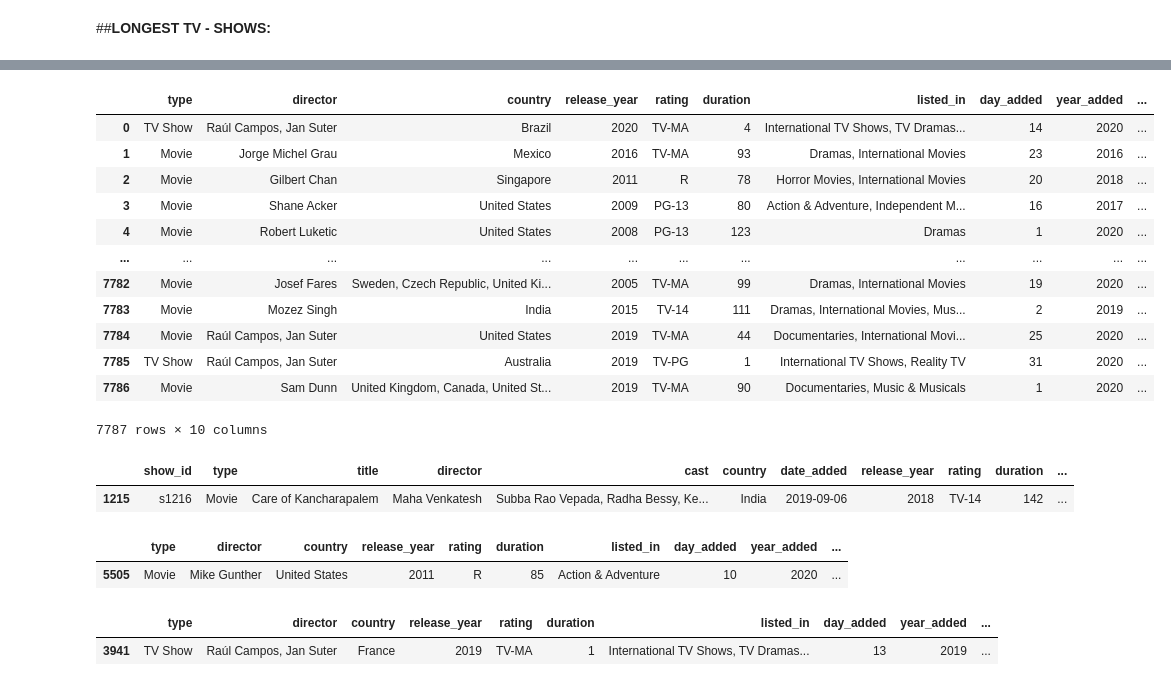
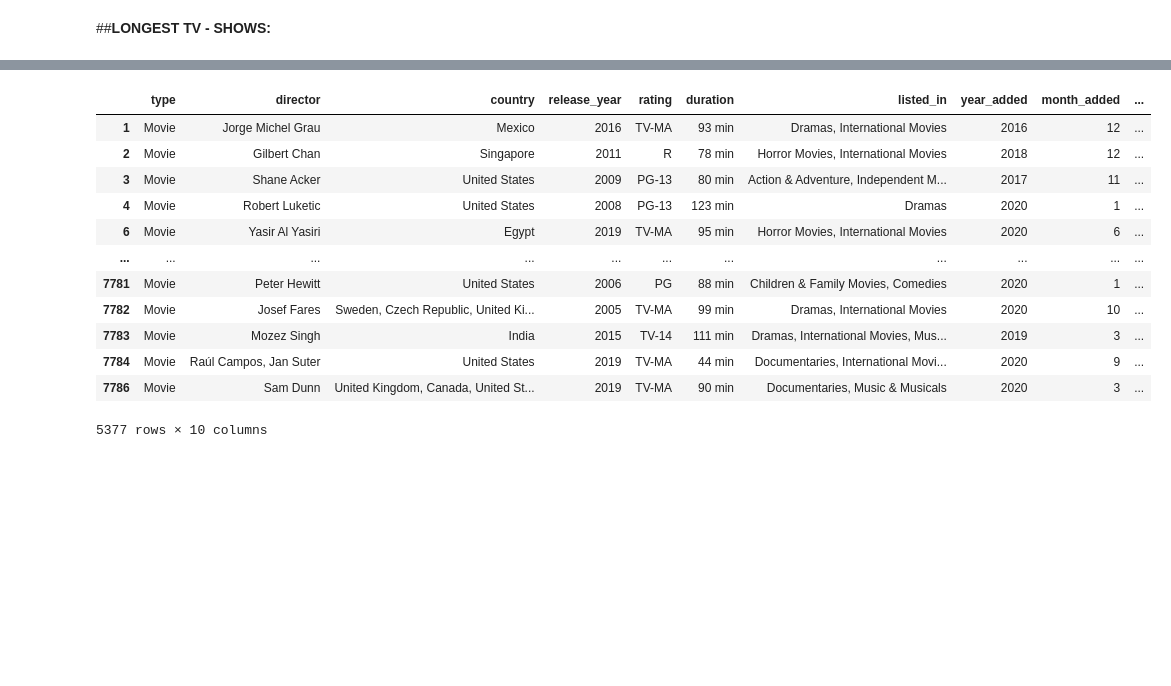
Before and after one commit to ajit04022000/Netflix-mobiles-and-Tv-show, a Jupyter notebook: NETFLIX_MOVIES_AND_TV_SHOWS_CLUSTERING.ipynb, the cells around one changed output, grey strips where cells are left out. Cells and saved outputs as stored; diff of their text form; code cells hidden in the pictures; blank space fills up the shorter version.

```diff
--- a/NETFLIX_MOVIES_AND_TV_SHOWS_CLUSTERING.ipynb
+++ b/NETFLIX_MOVIES_AND_TV_SHOWS_CLUSTERING.ipynb
@@ -524,0 +489,3 @@ plot = data['type'].value_counts().plot.pie(x ='TV Show', y = 'Movie' , autopct=
+# %%
+netflix_movies = data[data["type"]=="Movie"]
+netflix_shows = data[data["type"]=="TV Show"]
@@ -658,0 +839,7 @@ Name: duration, Length: 7787, dtype: int64
+# %%
+#Top 10 Actor TV Shows Based on The Number of Titles
+filtered_cast_shows = netflix_shows[netflix_shows.cast != 'missing info'].set_index('title').cast.str.split(', ', expand=True).stack().reset_index(level=1, drop=True)
+plt.figure(figsize=(18,8))
+plt.title('Top 10 Actor TV Shows Based on The Number of Titles')
+sns.countplot(y = filtered_cast_shows, order=filtered_cast_shows.value_counts().index[:10], palette="Dark2")
+plt.show()
@@ -658,0 +850,7 @@ Name: duration, Length: 7787, dtype: int64
+# %%
+#top 10 Actor Movies Based on The Number of Titles
+filtered_cast_movie = netflix_movies[netflix_movies.cast != 'missing info'].set_index('title').cast.str.split(', ', expand=True).stack().reset_index(level=1, drop=True)
+plt.figure(figsize=(18,8))
+plt.title('Top 10 Actor Movies Based on The Number of Titles')
+sns.countplot(y = filtered_cast_movie, order=filtered_cast_movie.value_counts().index[:10], palette="Dark2")
+plt.show()
@@ -717,0 +933,9 @@ fig.update_traces(textposition='inside', textinfo='percent+label', textfont_size
+# %%
+#Top 20 Genres on Netflix
+filtered_genres = data.set_index('title').listed_in.str.split(', ', expand=True).stack().reset_index(level=1, drop=True);
+plt.figure(figsize=(8,8))
+g = sns.countplot(y = filtered_genres, order=filtered_genres.value_counts().index[:20])
+plt.title('Top 20 Genres on Netflix')
+plt.xlabel('Titles')
+plt.ylabel('Genres')
+plt.show()
@@ -724,38 +1009,26 @@ Index(['show_id', 'type', 'title', 'director', 'cast', 'country', 'date_added',
       dtype='object')
 # %%
-movie_df.drop(columns=['show_id', 'title', 'cast', 'date_added', 'description', 'cast_name'],axis=1,inplace=True)
+#drop irrelevant column
+netflix_movies.drop(columns=['show_id', 'title', 'cast', 'date_added',
+          'description'],axis=1,inplace=True)
 
-tv_df.drop(columns=['show_id', 'title', 'cast', 'date_added',
-          'description', 'cast_name'],axis=1,inplace=True)
-new_flix_df = data.drop(columns=['show_id', 'title', 'cast', 'date_added', 'description', 'cast_name'],axis=1)
-# movie_df
-new_flix_df
+netflix_shows.drop(columns=['show_id', 'title', 'cast', 'date_added',
+          'description'],axis=1,inplace=True)
+
+new_netflix = data.drop(columns=['show_id', 'title', 'cast', 'date_added',
+          'description'],axis=1)
+netflix_movies
 # %% [output]
-|  | type | director | country | release_year | rating | duration | listed_in | day_added | year_added | ... |
-| 0 | TV Show | Raúl Campos, Jan Suter | Brazil | 2020 | TV-MA | 4 | International TV Shows, TV Dramas... | 14 | 2020 | ... |
-| 1 | Movie | Jorge Michel Grau | Mexico | 2016 | TV-MA | 93 | Dramas, International Movies | 23 | 2016 | ... |
-| 2 | Movie | Gilbert Chan | Singapore | 2011 | R | 78 | Horror Movies, International Movies | 20 | 2018 | ... |
-| 3 | Movie | Shane Acker | United States | 2009 | PG-13 | 80 | Action & Adventure, Independent M... | 16 | 2017 | ... |
-| 4 | Movie | Robert Luketic | United States | 2008 | PG-13 | 123 | Dramas | 1 | 2020 | ... |
+|  | type | director | country | release_year | rating | duration | listed_in | year_added | month_added | ... |
+| 1 | Movie | Jorge Michel Grau | Mexico | 2016 | TV-MA | 93 min | Dramas, International Movies | 2016 | 12 | ... |
+| 2 | Movie | Gilbert Chan | Singapore | 2011 | R | 78 min | Horror Movies, International Movies | 2018 | 12 | ... |
+| 3 | Movie | Shane Acker | United States | 2009 | PG-13 | 80 min | Action & Adventure, Independent M... | 2017 | 11 | ... |
+| 4 | Movie | Robert Luketic | United States | 2008 | PG-13 | 123 min | Dramas | 2020 | 1 | ... |
+| 6 | Movie | Yasir Al Yasiri | Egypt | 2019 | TV-MA | 95 min | Horror Movies, International Movies | 2020 | 6 | ... |
 | ... | ... | ... | ... | ... | ... | ... | ... | ... | ... | ... |
-| 7782 | Movie | Josef Fares | Sweden, Czech Republic, United Ki... | 2005 | TV-MA | 99 | Dramas, International Movies | 19 | 2020 | ... |
-| 7783 | Movie | Mozez Singh | India | 2015 | TV-14 | 111 | Dramas, International Movies, Mus... | 2 | 2019 | ... |
-| 7784 | Movie | Raúl Campos, Jan Suter | United States | 2019 | TV-MA | 44 | Documentaries, International Movi... | 25 | 2020 | ... |
-| 7785 | TV Show | Raúl Campos, Jan Suter | Australia | 2019 | TV-PG | 1 | International TV Shows, Reality TV | 31 | 2020 | ... |
-| 7786 | Movie | Sam Dunn | United Kingdom, Canada, United St... | 2019 | TV-MA | 90 | Documentaries, Music & Musicals | 1 | 2020 | ... |
+| 7781 | Movie | Peter Hewitt | United States | 2006 | PG | 88 min | Children & Family Movies, Comedies | 2020 | 1 | ... |
+| 7782 | Movie | Josef Fares | Sweden, Czech Republic, United Ki... | 2005 | TV-MA | 99 min | Dramas, International Movies | 2020 | 10 | ... |
+| 7783 | Movie | Mozez Singh | India | 2015 | TV-14 | 111 min | Dramas, International Movies, Mus... | 2019 | 3 | ... |
+| 7784 | Movie | Raúl Campos, Jan Suter | United States | 2019 | TV-MA | 44 min | Documentaries, International Movi... | 2020 | 9 | ... |
+| 7786 | Movie | Sam Dunn | United Kingdom, Canada, United St... | 2019 | TV-MA | 90 min | Documentaries, Music & Musicals | 2020 | 3 | ... |
-7787 rows × 10 columns
+5377 rows × 10 columns
-# %%
-data.sample()
-# %% [output]
-|  | show_id | type | title | director | cast | country | date_added | release_year | rating | duration | ... |
-| 1215 | s1216 | Movie | Care of Kancharapalem | Maha Venkatesh | Subba Rao Vepada, Radha Bessy, Ke... | India | 2019-09-06 | 2018 | TV-14 | 142 | ... |
-# %%
-movie_df.sample()
-# %% [output]
-|  | type | director | country | release_year | rating | duration | listed_in | day_added | year_added | ... |
-| 5505 | Movie | Mike Gunther | United States | 2011 | R | 85 | Action & Adventure | 10 | 2020 | ... |
-# %%
-tv_df.sample()
-# %% [output]
-|  | type | director | country | release_year | rating | duration | listed_in | day_added | year_added | ... |
-| 3941 | TV Show | Raúl Campos, Jan Suter | France | 2019 | TV-MA | 1 | International TV Shows, TV Dramas... | 13 | 2019 | ... |
```
Also changed, not shown: parts of 93 cells of this notebook.
